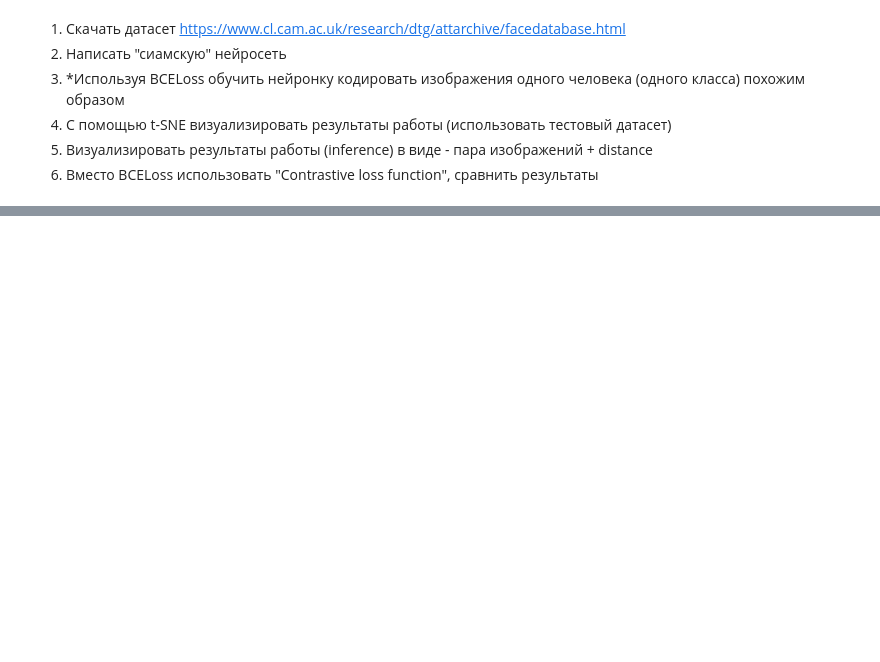
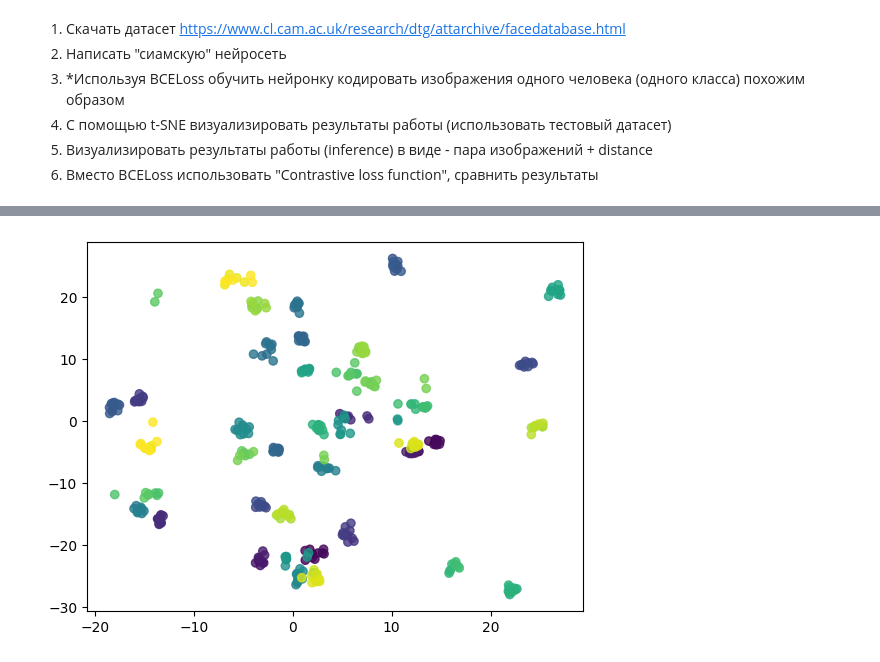
Before and after one commit to buklinfur/python_4semester, a Jupyter notebook: 2_lab_2.ipynb, the cells around one changed output, grey strips where cells are left out. Cells and saved outputs as stored; diff of their text form; code cells hidden in the pictures; blank space fills up the shorter version.

```diff
--- a/2_lab_2.ipynb
+++ b/2_lab_2.ipynb
@@ -246,0 +347,9 @@ Epoch 10/10, Loss: 0.5166
+# %%
+model_contrastive = torch.load('siamese_model_full_contrastive.pth', weights_only = False)
+model_contrastive.eval()
+
+test_data = get_TSNE_dataset ()
+# print(test_data[0][0].shape)
+get_TSNE (used_model=model_contrastive, test_data=test_data)
+# %% [output]
+[figure, added]
```
Also changed, not shown: parts of 14 cells of this notebook.
